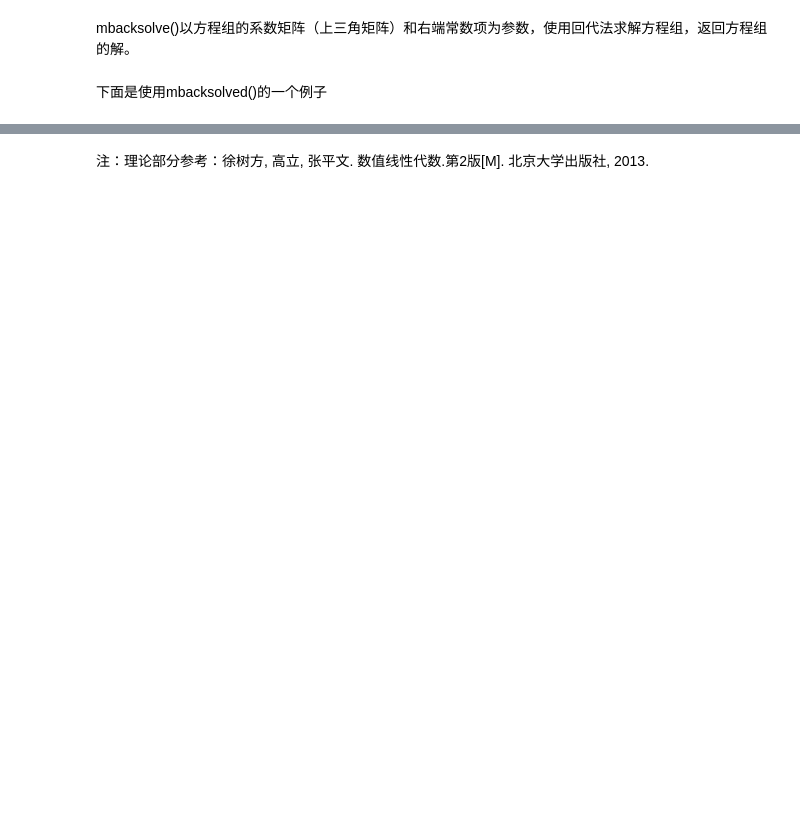
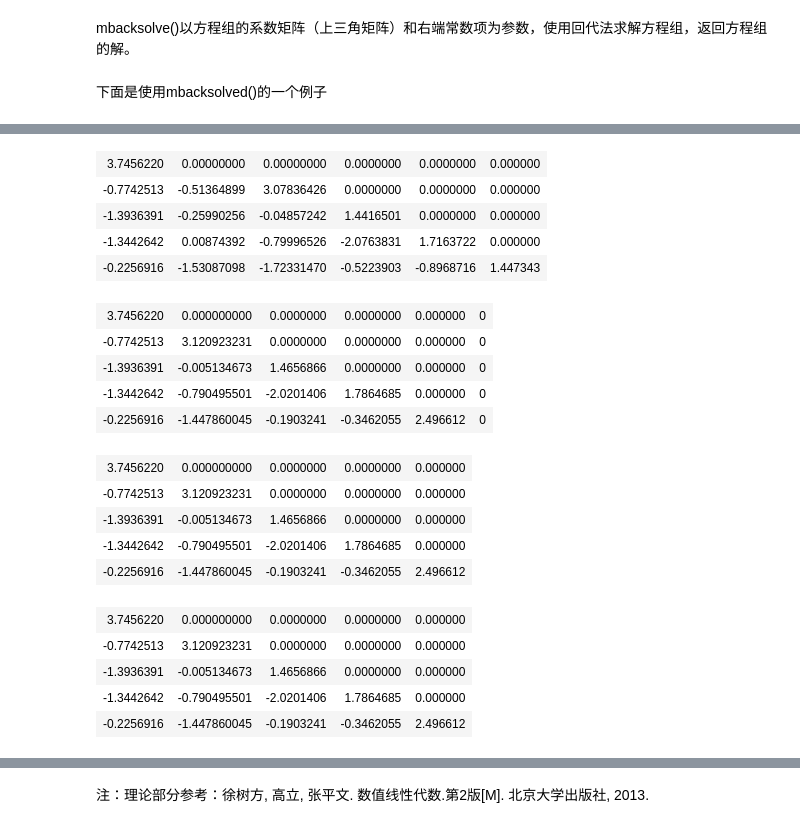
Before and after one commit to CUFESAM/Algorithm, a Jupyter notebook: Cholesky Solve.ipynb, the cells around one changed output, grey strips where cells are left out. Saved outputs shown, nothing was run; the diff lists cells and outputs as text; code cells hidden in the pictures; blank space fills up the shorter version.

```diff
--- a/Cholesky Solve.ipynb
+++ b/Cholesky Solve.ipynb
@@ -175,0 +225,40 @@ forwardsolve(L,b)  #R语言自带函数的求解结果
+# %%
+p <- dim(x)[2]
+k <- 2
+Lk <- L[-k,]
+Lk
+mk <- k
+while( mk < p ){
+    mx <- Lk[mk,mk:(mk+1)]
+    lmx <- sqrt(sum(mx*mx))
+    Lk[mk,mk:(mk+1)] <- c(lmx,0)
+    if( mk < p-1 ) Lk[(mk+1):(p-1), mk:(mk+1)] <- Lk[(mk+1):(p-1), mk:(mk+1)] %*% gives(mx, lmx)
+    mk <- mk + 1
+}
+Lk
+Lk <- Lk[,-p]
+Lk
+
+xtxk <- xtx[-k, -k]
+mchol(xtxk)
+# %% [output]
+| 3.7456220 | 0.00000000 | 0.00000000 | 0.0000000 | 0.0000000 | 0.000000 |
+| -0.7742513 | -0.51364899 | 3.07836426 | 0.0000000 | 0.0000000 | 0.000000 |
+| -1.3936391 | -0.25990256 | -0.04857242 | 1.4416501 | 0.0000000 | 0.000000 |
+| -1.3442642 | 0.00874392 | -0.79996526 | -2.0763831 | 1.7163722 | 0.000000 |
+| -0.2256916 | -1.53087098 | -1.72331470 | -0.5223903 | -0.8968716 | 1.447343 |
+| 3.7456220 | 0.000000000 | 0.0000000 | 0.0000000 | 0.000000 | 0 |
+| -0.7742513 | 3.120923231 | 0.0000000 | 0.0000000 | 0.000000 | 0 |
+| -1.3936391 | -0.005134673 | 1.4656866 | 0.0000000 | 0.000000 | 0 |
+| -1.3442642 | -0.790495501 | -2.0201406 | 1.7864685 | 0.000000 | 0 |
+| -0.2256916 | -1.447860045 | -0.1903241 | -0.3462055 | 2.496612 | 0 |
+| 3.7456220 | 0.000000000 | 0.0000000 | 0.0000000 | 0.000000 |
+| -0.7742513 | 3.120923231 | 0.0000000 | 0.0000000 | 0.000000 |
+| -1.3936391 | -0.005134673 | 1.4656866 | 0.0000000 | 0.000000 |
+| -1.3442642 | -0.790495501 | -2.0201406 | 1.7864685 | 0.000000 |
+| -0.2256916 | -1.447860045 | -0.1903241 | -0.3462055 | 2.496612 |
+| 3.7456220 | 0.000000000 | 0.0000000 | 0.0000000 | 0.000000 |
+| -0.7742513 | 3.120923231 | 0.0000000 | 0.0000000 | 0.000000 |
+| -1.3936391 | -0.005134673 | 1.4656866 | 0.0000000 | 0.000000 |
+| -1.3442642 | -0.790495501 | -2.0201406 | 1.7864685 | 0.000000 |
+| -0.2256916 | -1.447860045 | -0.1903241 | -0.3462055 | 2.496612 |
```
Also changed, not shown: parts of 26 cells of this notebook.
